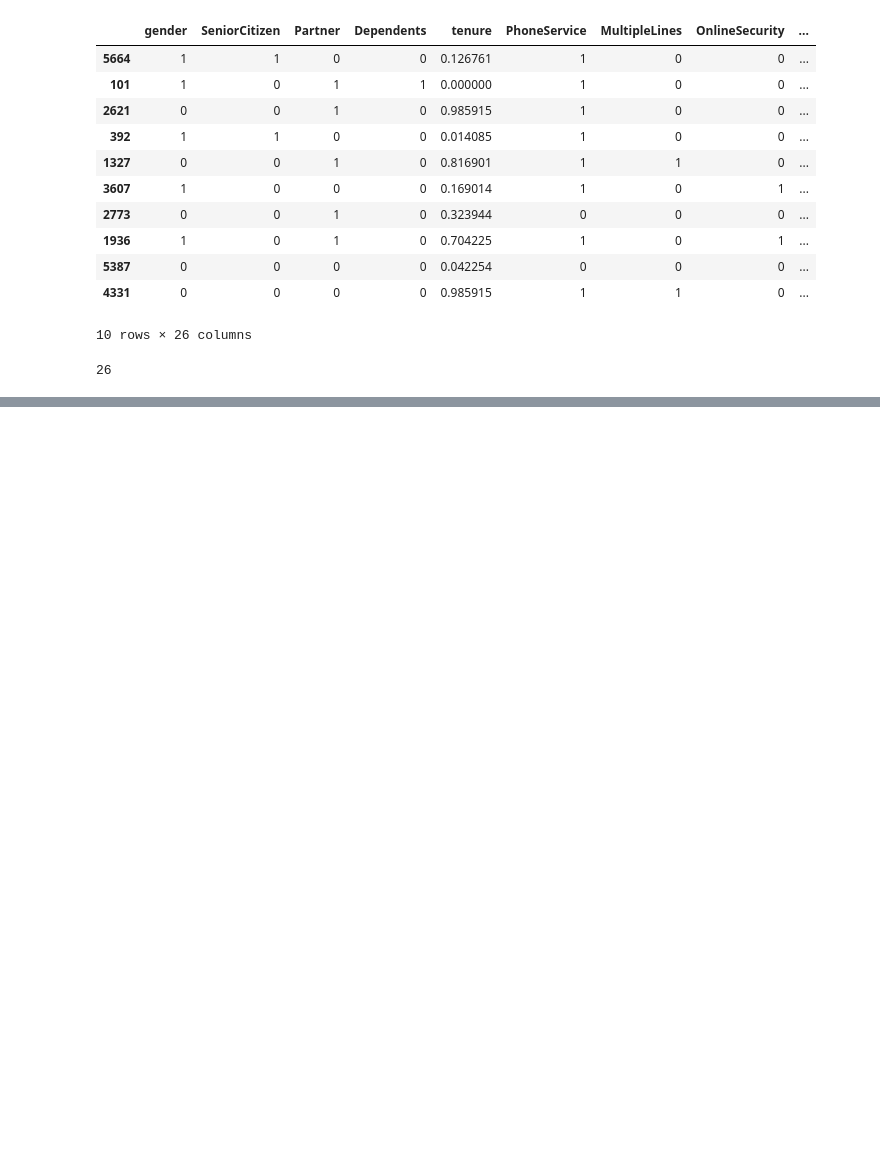
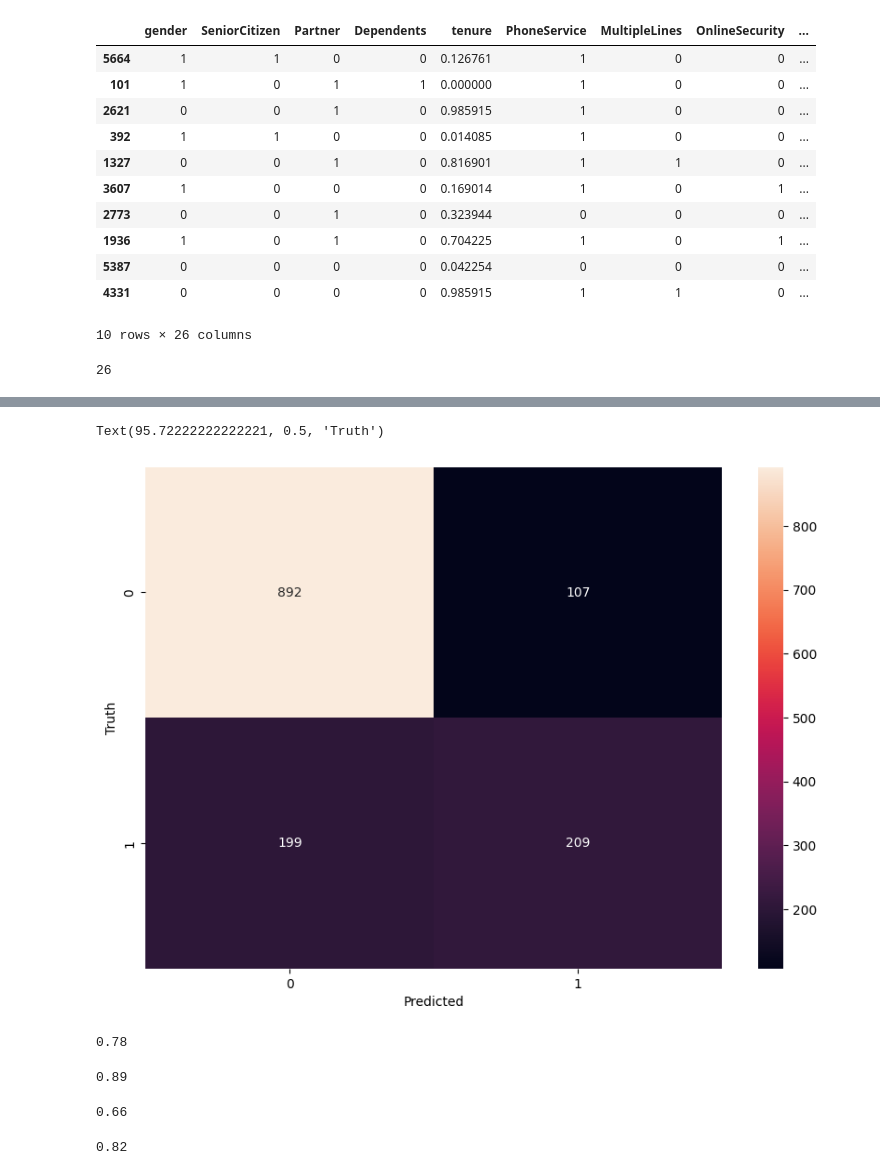
Before and after one commit to sanjanamaini/ML-Project, a Jupyter notebook: proj.ipynb, the cells around one changed output, grey strips where cells are left out. Saved outputs shown, nothing was run; the diff lists cells and outputs as text; code cells hidden in the pictures; blank space fills up the shorter version.

```diff
--- a/proj.ipynb
+++ b/proj.ipynb
@@ -337,0 +409,3 @@ Epoch 100/100
+# %%
+yp=model.predict(x_test)
+yp[:5]
@@ -337,0 +428,7 @@ Epoch 100/100
+# %%
+y_pred=[]
+for element in yp:
+    if element>0.5:
+        y_pred.append(1)
+    else:
+        y_pred.append(0)
@@ -337,0 +452,27 @@ Epoch 100/100
+# %%
+import seaborn as sn    ########## coonfusin matrix
+cm = tf.math.confusion_matrix (labels=y_test, predictions=y_pred)
+plt.figure(figsize = (10,7))
+sn.heatmap (cm, annot=True, fmt='d')
+plt.xlabel('Predicted')
+plt.ylabel('Truth')
+# %% [output]
+Text(95.72222222222221, 0.5, 'Truth')
+[figure, added]
+# %%
+y_test.shape
+round((892+209)/(892+209+199+107),2) ## accuracy's
+# %% [output]
+0.78
+# %%
+round(892/(892+107),2) ## precison for 0 class
+# %% [output]
+0.89
+# %%
+round(209/(209+107),2)  ## precision
+# %% [output]
+0.66
+# %%
+round(892/(892+199),2)   ## recall for class 0
+# %% [output]
+0.82
```
Also changed, not shown: parts of 14 cells of this notebook.
